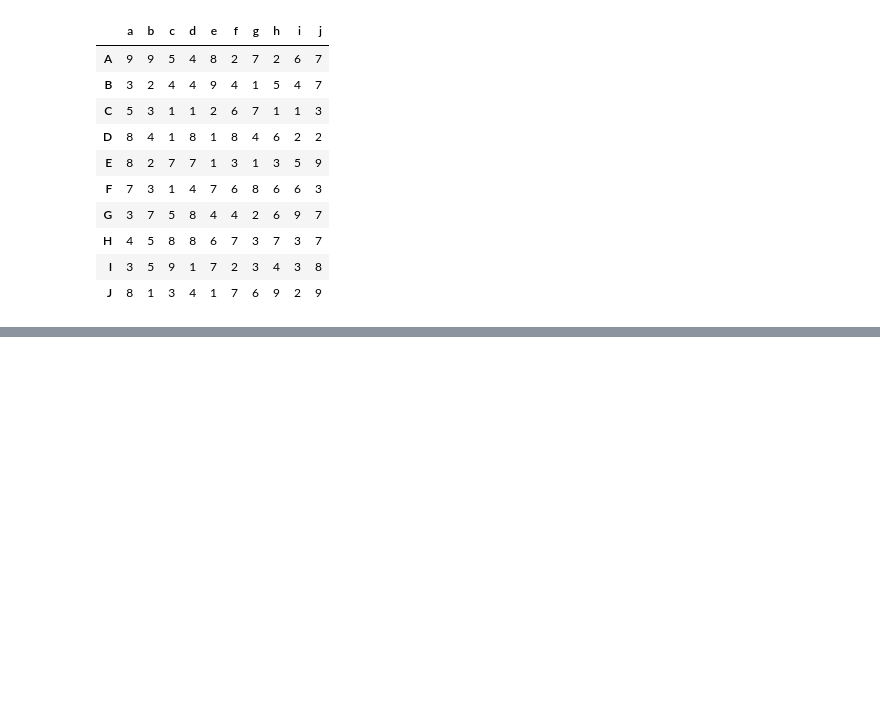
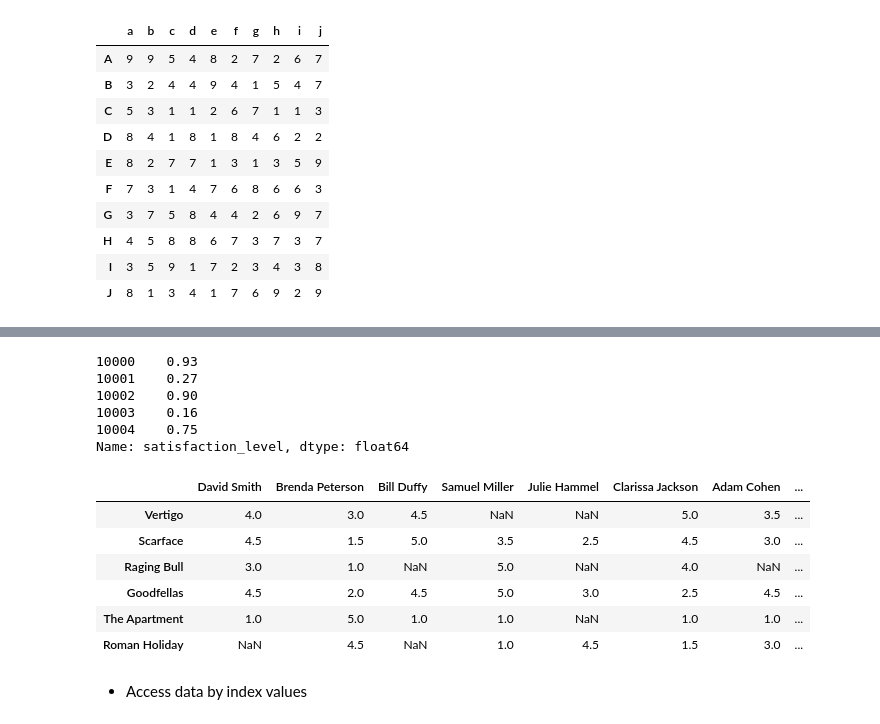
Before and after one commit to SenWan/data-science, a Jupyter notebook: Pandas.ipynb, the cells around one changed output, grey strips where cells are left out. Cells and saved outputs as stored; diff of their text form; code cells hidden in the pictures; blank space fills up the shorter version.

```diff
--- a/Pandas.ipynb
+++ b/Pandas.ipynb
@@ -52,0 +210,23 @@ pd.DataFrame(data=np.random.randint(1,10,size=(10,10)), index=list('ABCDEFGHIJ')
+# %%
+hr_data.satisfaction_level[:5]
+# %% [output]
+10000    0.93
+10001    0.27
+10002    0.90
+10003    0.16
+10004    0.75
+Name: satisfaction_level, dtype: float64
+# %%
+movie_data = pd.read_json('https://raw.githubusercontent.com/zekelabs/data-science-complete-tutorial/master/Data/movie.json.txt')
+# %%
+movie_data
+# %% [output]
+|  | David Smith | Brenda Peterson | Bill Duffy | Samuel Miller | Julie Hammel | Clarissa Jackson | Adam Cohen | ... |
+| Vertigo | 4.0 | 3.0 | 4.5 | NaN | NaN | 5.0 | 3.5 | ... |
+| Scarface | 4.5 | 1.5 | 5.0 | 3.5 | 2.5 | 4.5 | 3.0 | ... |
+| Raging Bull | 3.0 | 1.0 | NaN | 5.0 | NaN | 4.0 | NaN | ... |
+| Goodfellas | 4.5 | 2.0 | 4.5 | 5.0 | 3.0 | 2.5 | 4.5 | ... |
+| The Apartment | 1.0 | 5.0 | 1.0 | 1.0 | NaN | 1.0 | 1.0 | ... |
+| Roman Holiday | NaN | 4.5 | NaN | 1.0 | 4.5 | 1.5 | 3.0 | ... |
+# %% [markdown]
+* Access data by index values
```
Also changed, not shown: parts of 39 cells of this notebook.
